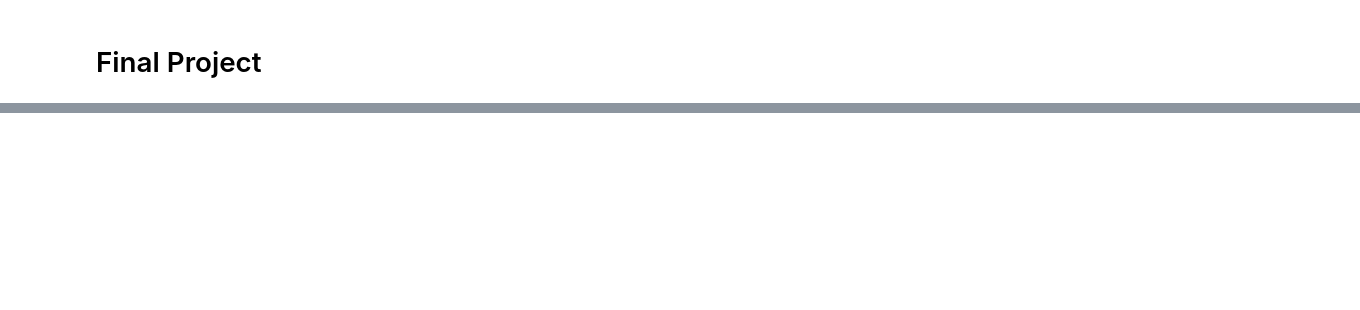
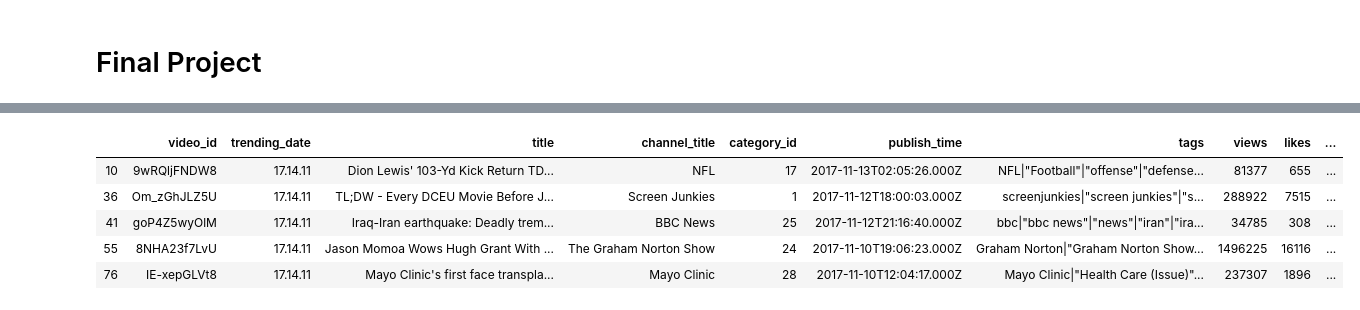
Before and after one commit to NickBoller/NickBoller.github.io, a Jupyter notebook: Final Project.ipynb, the cells around one changed output, grey strips where cells are left out. Cells and saved outputs as stored; diff of their text form; code cells hidden in the pictures; blank space fills up the shorter version.

```diff
--- a/Final Project.ipynb
+++ b/Final Project.ipynb
@@ -28,0 +16,16 @@ yt_videos
+# %%
+yt_videos = pd.read_csv('USvideos.csv')
+
+# Remove all Nan rows
+yt_videos = yt_videos.dropna()
+
+# Remove repeat videos but keep the one that has the most views
+yt_videos = yt_videos.sort_values('views', ascending=False).drop_duplicates('video_id').sort_index()
+yt_videos.head()
+# %% [output]
+|  | video_id | trending_date | title | channel_title | category_id | publish_time | tags | views | likes | ... |
+| 10 | 9wRQljFNDW8 | 17.14.11 | Dion Lewis' 103-Yd Kick Return TD... | NFL | 17 | 2017-11-13T02:05:26.000Z | NFL|"Football"|"offense"|"defense... | 81377 | 655 | ... |
+| 36 | Om_zGhJLZ5U | 17.14.11 | TL;DW - Every DCEU Movie Before J... | Screen Junkies | 1 | 2017-11-12T18:00:03.000Z | screenjunkies|"screen junkies"|"s... | 288922 | 7515 | ... |
+| 41 | goP4Z5wyOlM | 17.14.11 | Iraq-Iran earthquake: Deadly trem... | BBC News | 25 | 2017-11-12T21:16:40.000Z | bbc|"bbc news"|"news"|"iran"|"ira... | 34785 | 308 | ... |
+| 55 | 8NHA23f7LvU | 17.14.11 | Jason Momoa Wows Hugh Grant With ... | The Graham Norton Show | 24 | 2017-11-10T19:06:23.000Z | Graham Norton|"Graham Norton Show... | 1496225 | 16116 | ... |
+| 76 | IE-xepGLVt8 | 17.14.11 | Mayo Clinic's first face transpla... | Mayo Clinic | 28 | 2017-11-10T12:04:17.000Z | Mayo Clinic|"Health Care (Issue)"... | 237307 | 1896 | ... |
```
Also changed, not shown: parts of 11 cells of this notebook.
